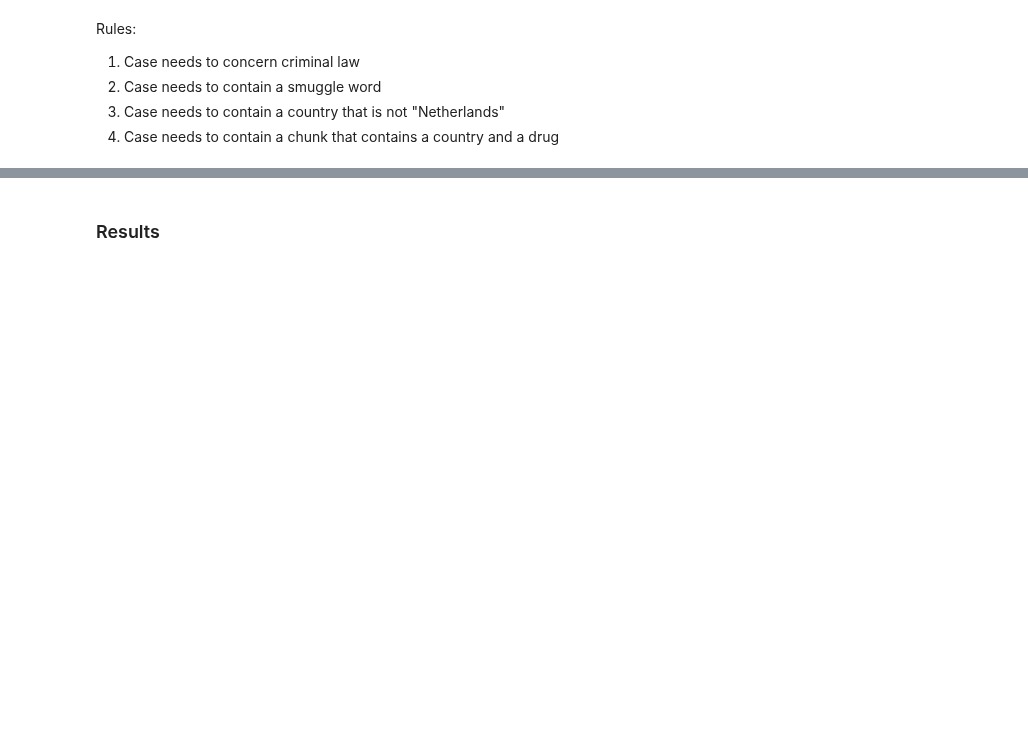
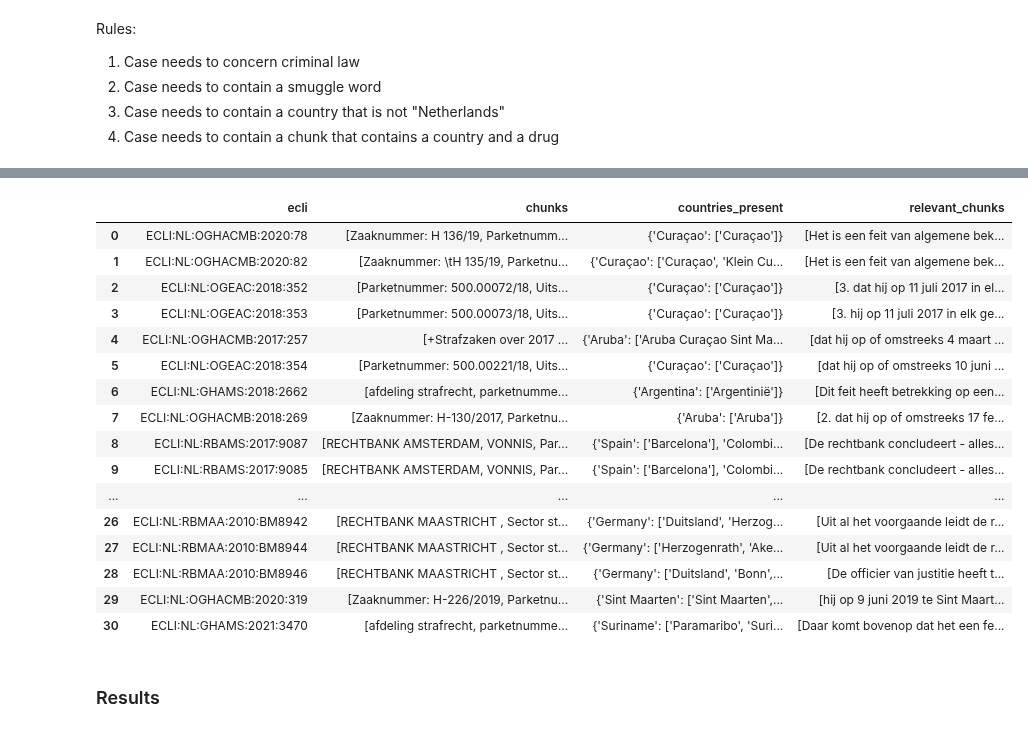
Before and after one commit to bloemetjesgordijn/Master-thesis, a Jupyter notebook: Filter trafficking cases.ipynb, the cells around one changed output, grey strips where cells are left out. Saved outputs shown, nothing was run; the diff lists cells and outputs as text; code cells hidden in the pictures; blank space fills up the shorter version.

```diff
--- a/Filter trafficking cases.ipynb
+++ b/Filter trafficking cases.ipynb
@@ -10,7 +10,7 @@ import requests
 # %%
 nlp = spacy.load('models/configured_spacy_model')
 # %%
-txt = "De verdachte smokkelde 123 kg mdma van Nederland naar Ibiza."
+txt = "De verdachte smokkelde 123 kg mdma van Nederland naar het buitenland."
 # %%
 displacy.render(nlp(txt), style='ent')
 # %% [output]
@@ -272,0 +295,33 @@ open_file.close()
+# %%
+def temporary_rule_3_and_4_solution(df):
+    return_df = pd.DataFrame(columns=['ecli', 'chunks', 'countries_present', 'relevant_chunks'])
+    for index, row in df.iterrows():
+        print(index)
+        countries_present = {}
+        relevant_chunks = []
+
+        for chunk in row['chunks']:
+            drug = False
+            append = False
+            for ent in nlp(chunk).ents:
+                if ent.label_ == "GPE":
+                    country = country_pipeline(ent.text)
+                    if country != "None":
+                        if country != "Netherlands":
+                            append = True
+                            if country not in countries_present:
+                                countries_present[country] = []
+                            if ent.text not in countries_present[country]:
+                                countries_present[country].append(ent.text)
+                elif ent.label_ == "DRUG":
+                    drug = True
+
+            if drug and append:
+                relevant_chunks.append(chunk)
+
+        if len(relevant_chunks) > 0:
+            return_df = return_df.append({'ecli': row['ecli'], 'chunks': row['chunks'], 'countries_present': countries_present, 'relevant_chunks': relevant_chunks}, ignore_index = True)
+    return return_df
+# %%
+%%time
+filtered_df = temporary_rule_3_and_4_solution(trafficking_df)
@@ -272,0 +346,20 @@ open_file.close()
+# %%
+filtered_df
+# %% [output]
+|  | ecli | chunks | countries_present | relevant_chunks |
+| 0 | ECLI:NL:OGHACMB:2020:78 | [Zaaknummer: H 136/19, Parketnumm... | {'Curaçao': ['Curaçao']} | [Het is een feit van algemene bek... |
+| 1 | ECLI:NL:OGHACMB:2020:82 | [Zaaknummer: \tH 135/19, Parketnu... | {'Curaçao': ['Curaçao', 'Klein Cu... | [Het is een feit van algemene bek... |
+| 2 | ECLI:NL:OGEAC:2018:352 | [Parketnummer: 500.00072/18, Uits... | {'Curaçao': ['Curaçao']} | [3. dat hij op 11 juli 2017 in el... |
+| 3 | ECLI:NL:OGEAC:2018:353 | [Parketnummer: 500.00073/18, Uits... | {'Curaçao': ['Curaçao']} | [3. hij op 11 juli 2017 in elk ge... |
+| 4 | ECLI:NL:OGHACMB:2017:257 | [+Strafzaken over 2017 ... | {'Aruba': ['Aruba Curaçao Sint Ma... | [dat hij op of omstreeks 4 maart ... |
+| 5 | ECLI:NL:OGEAC:2018:354 | [Parketnummer: 500.00221/18, Uits... | {'Curaçao': ['Curaçao']} | [dat hij op of omstreeks 10 juni ... |
+| 6 | ECLI:NL:GHAMS:2018:2662 | [afdeling strafrecht, parketnumme... | {'Argentina': ['Argentinië']} | [Dit feit heeft betrekking op een... |
+| 7 | ECLI:NL:OGHACMB:2018:269 | [Zaaknummer: H-130/2017, Parketnu... | {'Aruba': ['Aruba']} | [2. dat hij op of omstreeks 17 fe... |
+| 8 | ECLI:NL:RBAMS:2017:9087 | [RECHTBANK AMSTERDAM, VONNIS, Par... | {'Spain': ['Barcelona'], 'Colombi... | [De rechtbank concludeert - alles... |
+| 9 | ECLI:NL:RBAMS:2017:9085 | [RECHTBANK AMSTERDAM, VONNIS, Par... | {'Spain': ['Barcelona'], 'Colombi... | [De rechtbank concludeert - alles... |
+| ... | ... | ... | ... | ... |
+| 26 | ECLI:NL:RBMAA:2010:BM8942 | [RECHTBANK MAASTRICHT , Sector st... | {'Germany': ['Duitsland', 'Herzog... | [Uit al het voorgaande leidt de r... |
+| 27 | ECLI:NL:RBMAA:2010:BM8944 | [RECHTBANK MAASTRICHT , Sector st... | {'Germany': ['Herzogenrath', 'Ake... | [Uit al het voorgaande leidt de r... |
+| 28 | ECLI:NL:RBMAA:2010:BM8946 | [RECHTBANK MAASTRICHT , Sector st... | {'Germany': ['Duitsland', 'Bonn',... | [De officier van justitie heeft t... |
+| 29 | ECLI:NL:OGHACMB:2020:319 | [Zaaknummer: H-226/2019, Parketnu... | {'Sint Maarten': ['Sint Maarten',... | [hij op 9 juni 2019 te Sint Maart... |
+| 30 | ECLI:NL:GHAMS:2021:3470 | [afdeling strafrecht, parketnumme... | {'Suriname': ['Paramaribo', 'Suri... | [Daar komt bovenop dat het een fe... |
```
Also changed, not shown: parts of 12 cells of this notebook, 4 other files.
